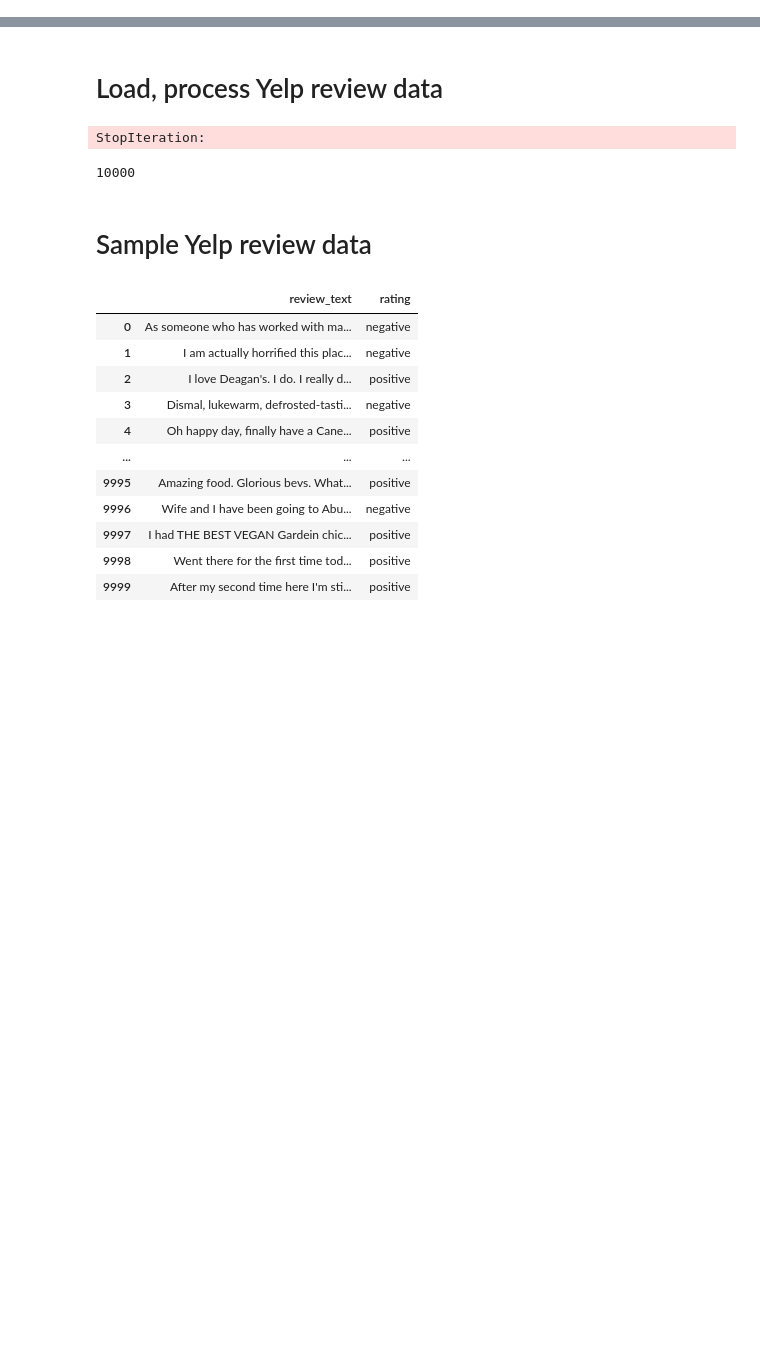
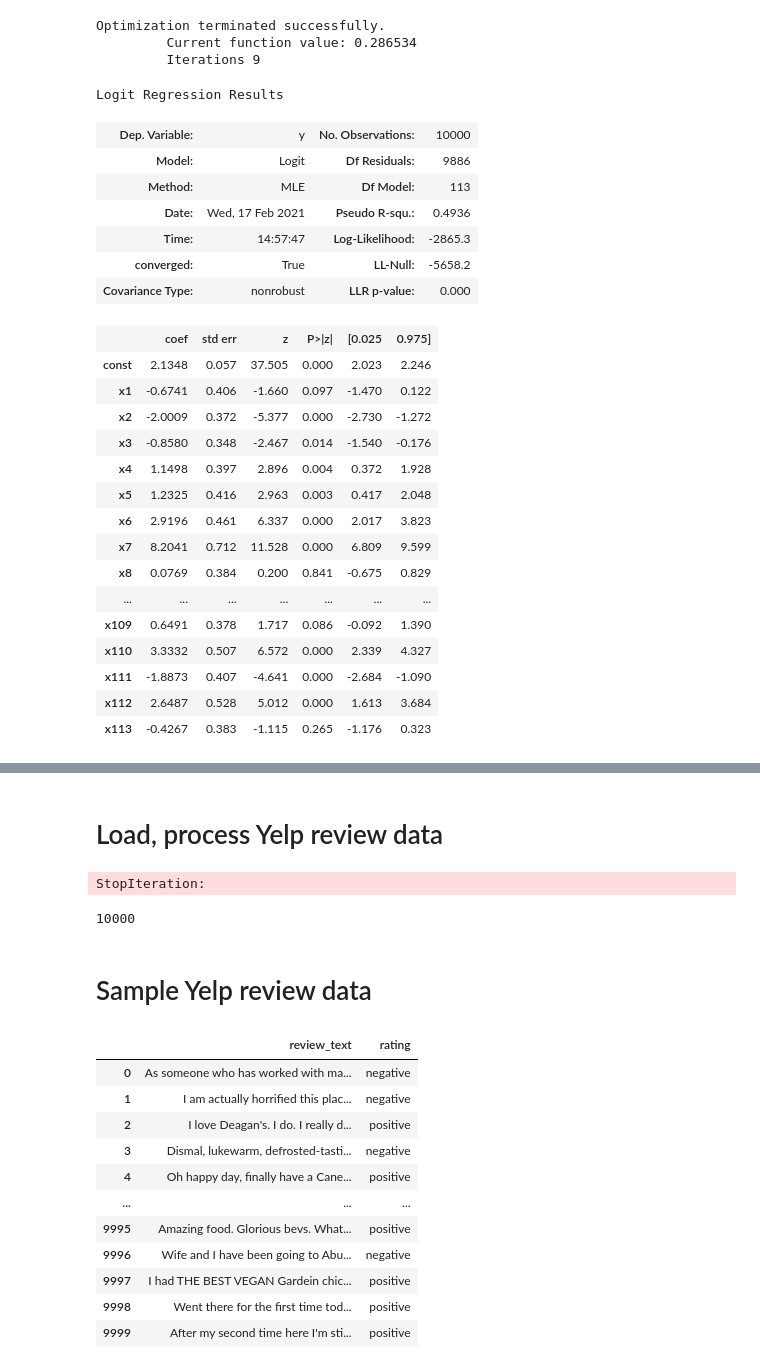
Before and after one commit to michaelmilleryoder/storyq_scripts, a Jupyter notebook: jupyter/sentiment_classifier.ipynb, the cells around one changed output, grey strips where cells are left out. Cells and saved outputs as stored; diff of their text form; code cells hidden in the pictures; blank space fills up the shorter version.

Commit message:
lang model

```diff
--- a/jupyter/sentiment_classifier.ipynb
+++ b/jupyter/sentiment_classifier.ipynb
@@ -0,0 +5,7 @@
+# %%
+# Load review data
+import pandas as pd
+path = '/data/storyq/yelp_dataset/review_sample.csv'
+data = pd.read_csv(path, index_col=0)
+data['is_positive'] = data.rating.map(lambda x: True if x=='positive' else False)
+data
@@ -0,0 +26,6 @@
+# %%
+from sklearn.feature_extraction.text import CountVectorizer
+corpus = data['review_text']
+vectorizer = CountVectorizer(min_df=1000)
+feats = vectorizer.fit_transform(corpus) # corpus is a list of strings (documents)
+print(feats.shape)
@@ -0,0 +34,8 @@
+# %%
+from sklearn.preprocessing import StandardScaler
+import statsmodels.api as sm
+# scaler = StandardScaler(with_mean=False)
+scaler = StandardScaler()
+# feats_norm = scaler.fit_transform(sm.add_constant(feats.A))
+feats_norm = scaler.fit_transform(feats.A)
+feats_norm
@@ -0,0 +56,5 @@
+# %%
+from sklearn.preprocessing import normalize
+# feats_n = normalize(sm.add_constant(feats.A))
+feats_n = normalize(feats_norm)
+feats_n
@@ -0,0 +75,38 @@
+# %%
+# Train statsmodels logit to view intercept
+import statsmodels.api as sm
+# f = feats_norm.A
+# logit = sm.Logit(data.is_positive.values, sm.add_constant(f))
+# logit = sm.Logit(data.is_positive.values, sm.add_constant(feats_norm))
+logit = sm.Logit(data.is_positive.values, sm.add_constant(feats_n))
+# logit = sm.Logit(data.is_positive.values, feats_n)
+result = logit.fit()
+result.summary()
+# %% [output]
+Optimization terminated successfully.
+         Current function value: 0.286534
+         Iterations 9
+Logit Regression Results
+| Dep. Variable: | y | No. Observations: | 10000 |
+| Model: | Logit | Df Residuals: | 9886 |
+| Method: | MLE | Df Model: | 113 |
+| Date: | Wed, 17 Feb 2021 | Pseudo R-squ.: | 0.4936 |
+| Time: | 14:57:47 | Log-Likelihood: | -2865.3 |
+| converged: | True | LL-Null: | -5658.2 |
+| Covariance Type: | nonrobust | LLR p-value: | 0.000 |
+|  | coef | std err | z | P>|z| | [0.025 | 0.975] |
+| const | 2.1348 | 0.057 | 37.505 | 0.000 | 2.023 | 2.246 |
+| x1 | -0.6741 | 0.406 | -1.660 | 0.097 | -1.470 | 0.122 |
+| x2 | -2.0009 | 0.372 | -5.377 | 0.000 | -2.730 | -1.272 |
+| x3 | -0.8580 | 0.348 | -2.467 | 0.014 | -1.540 | -0.176 |
+| x4 | 1.1498 | 0.397 | 2.896 | 0.004 | 0.372 | 1.928 |
+| x5 | 1.2325 | 0.416 | 2.963 | 0.003 | 0.417 | 2.048 |
+| x6 | 2.9196 | 0.461 | 6.337 | 0.000 | 2.017 | 3.823 |
+| x7 | 8.2041 | 0.712 | 11.528 | 0.000 | 6.809 | 9.599 |
+| x8 | 0.0769 | 0.384 | 0.200 | 0.841 | -0.675 | 0.829 |
+| ... | ... | ... | ... | ... | ... | ... |
+| x109 | 0.6491 | 0.378 | 1.717 | 0.086 | -0.092 | 1.390 |
+| x110 | 3.3332 | 0.507 | 6.572 | 0.000 | 2.339 | 4.327 |
+| x111 | -1.8873 | 0.407 | -4.641 | 0.000 | -2.684 | -1.090 |
+| x112 | 2.6487 | 0.528 | 5.012 | 0.000 | 1.613 | 3.684 |
+| x113 | -0.4267 | 0.383 | -1.115 | 0.265 | -1.176 | 0.323 |
```
Also changed, not shown: parts of 9 cells of this notebook, 1 other file.
